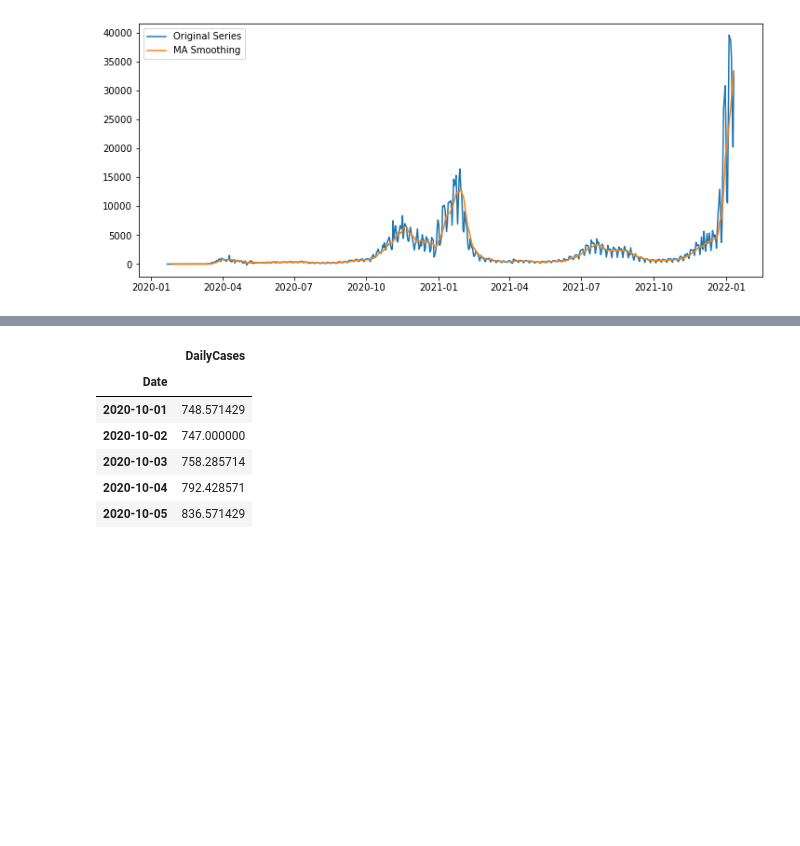
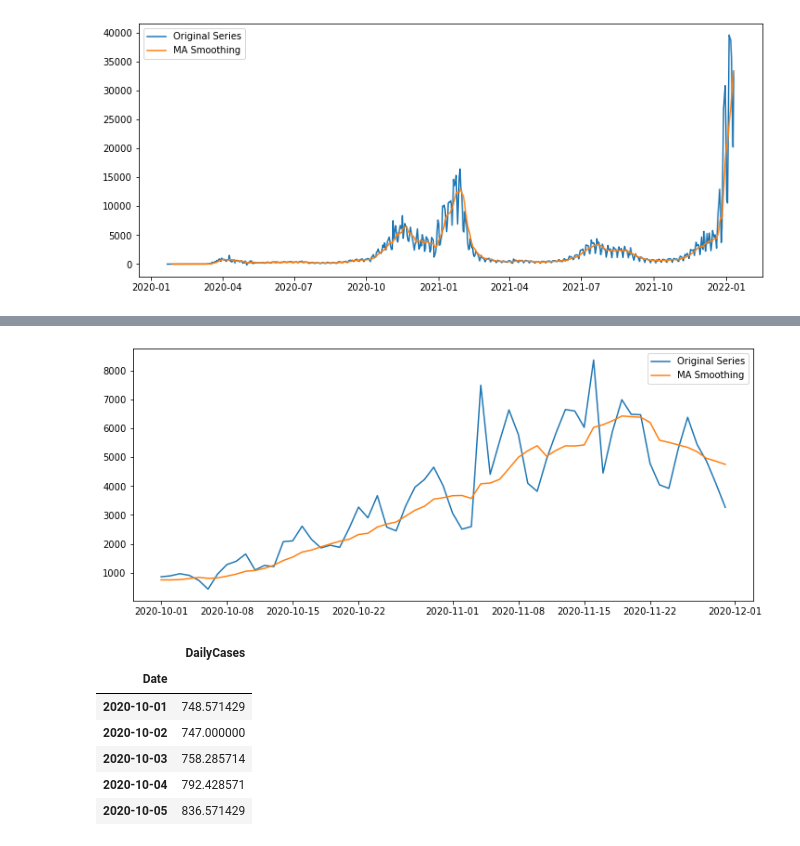
Before and after one commit to miguelince/forecast-covid-infections, a Jupyter notebook: main_code.ipynb, the cells around one changed output, grey strips where cells are left out. Saved outputs shown, nothing was run; the diff lists cells and outputs as text; code cells hidden in the pictures; blank space fills up the shorter version.

```diff
--- a/main_code.ipynb
+++ b/main_code.ipynb
@@ -162,3 +166,5 @@ plt.show()
 # split into train and test data
 df_train = rolling_mean.loc['2020-10-01':'2020-11-30',:]
 df_test = rolling_mean.loc['2020-12-01':'2020-12-07',:]
+# %%
+series_orig = series.loc['2020-10-01':'2020-11-30',:]
@@ -165,3 +188,11 @@ df_test = rolling_mean.loc['2020-12-01':'2020-12-07',:]
+# %%
+plt.figure(figsize=(12,5))
+plt.plot(series_orig['DailyCases'], label='Original Series')
+plt.plot(df_train['DailyCases'], label = 'MA Smoothing')
+plt.legend()
+plt.show()
+# %% [output]
+[figure, new version]
 # %%
 df_train.head()
 # %% [output]
```
Also changed, not shown: parts of 12 cells of this notebook.
